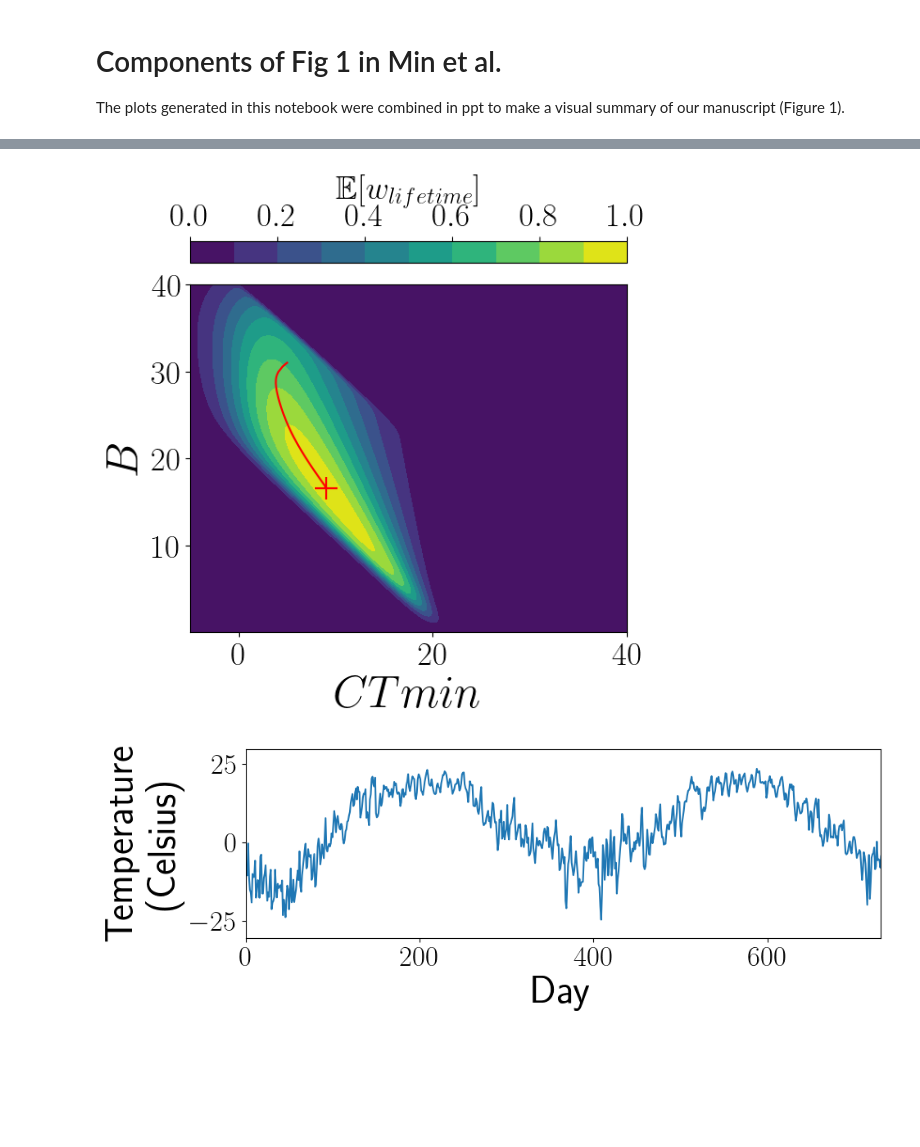
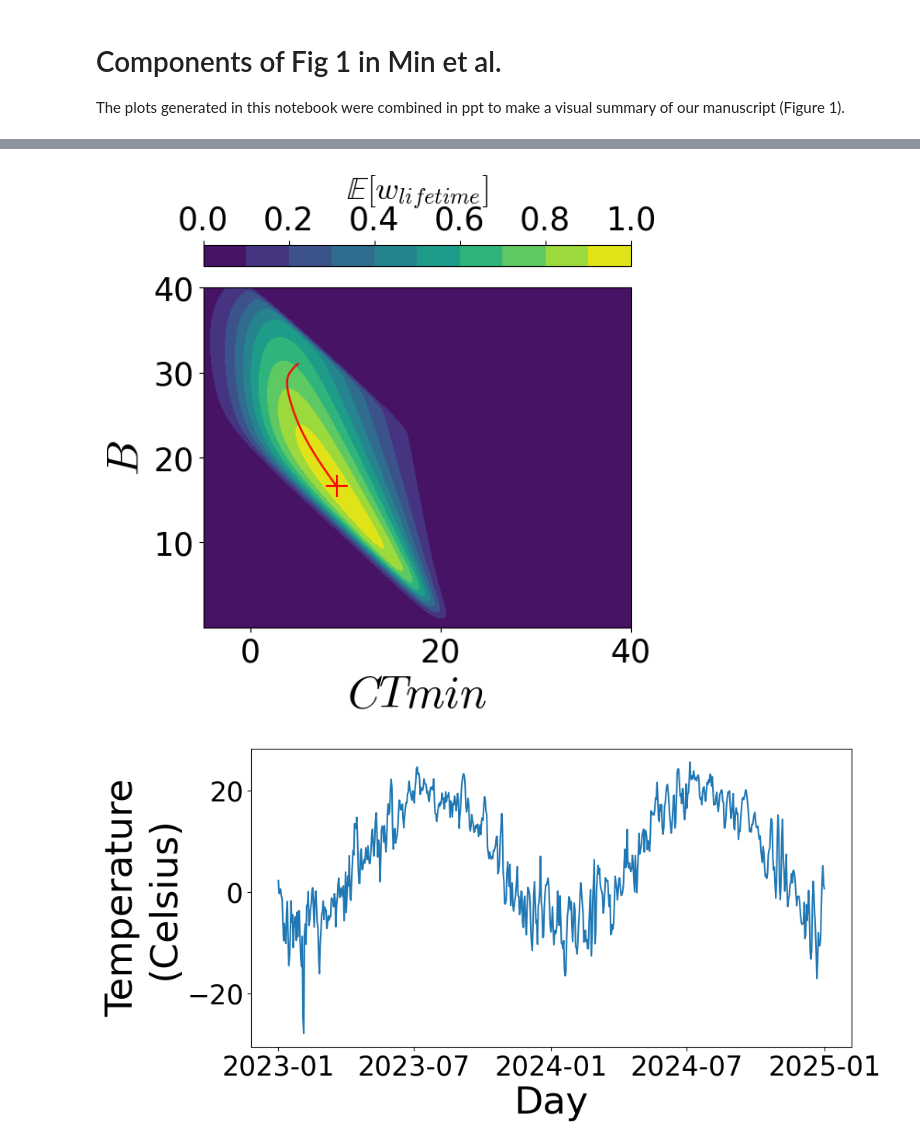
Before and after one commit to jiseonmin/TPC_evolution_SLiM, a Jupyter notebook: notebooks/Fig1_components.ipynb, the cells around one changed output, grey strips where cells are left out. Drawn from its saved outputs; the diff is of its cells as text; code cells hidden in the pictures; blank space fills up the shorter version.

Commit message:
added yyyymmdd

```diff
--- a/notebooks/Fig1_components.ipynb
+++ b/notebooks/Fig1_components.ipynb
@@ -20,10 +20,6 @@ Topt_example = CTmin_example + 2/3 * B_example
 # %%
 plt.rcParams.update({'font.size': 25})
 plt.rcParams['mathtext.fontset'] = 'cm'
-plt.rcParams.update({
-    'text.usetex': True,
-    'text.latex.preamble': r'\usepackage{amsfonts}'
-})
 fig, ax = plt.subplots(figsize=(10,5))
 ax.plot(Tlist, w_enzymatic_example, linewidth=5, color='k')
 ax.set_ylim(0, 1.01)
@@ -173,15 +169,27 @@ ax.set_ylabel(r"$B$", fontsize=35)
 fig.colorbar(cm, ax=ax, label=r'$\mathbb{E}[w_{lifetime}]$', location='top')
 fig.savefig('../figures/Fig1e_trajectory.png', bbox_inches='tight')
 # %% [output]
-[figure, old version]
+[figure, new version]
 # %%
 VT_temps = pd.read_csv("../slim/VT_weather.txt")
 # %%
-fig, ax = plt.subplots(figsize=(10, 3))
-ax.plot(VT_temps.T2M)
-ax.set_xlim((0, 365 * 2))
+import matplotlib.dates as mdates
+fig, ax = plt.subplots(figsize=(10, 5))
+
+VT_temps["YYYYMMDD"] = pd.to_datetime(VT_temps["YYYYMMDD"])
+start_date = pd.Timestamp("2023-01-01")
+end_date = pd.Timestamp("2025-01-01")
+daily_t2m_vt = VT_temps[(VT_temps["YYYYMMDD"] >= start_date) & (VT_temps["YYYYMMDD"] <= end_date)]
+
+ax.plot(
+    daily_t2m_vt["YYYYMMDD"],
+    daily_t2m_vt["T2M"],
+
+)
+ax.xaxis.set_major_locator(mdates.MonthLocator(bymonth=[1, 7]))
+ax.xaxis.set_major_formatter(mdates.DateFormatter("%Y-%m"))
 ax.set_xlabel("Day", fontsize=35)
 ax.set_ylabel("Temperature\n(Celsius)", fontsize=35)
 fig.savefig("../figures/Fig1e_timeseries.png", bbox_inches='tight')
 # %% [output]
-[figure, old version]
+[figure, new version]
```
Also changed, not shown: parts of 6 cells of this notebook.
